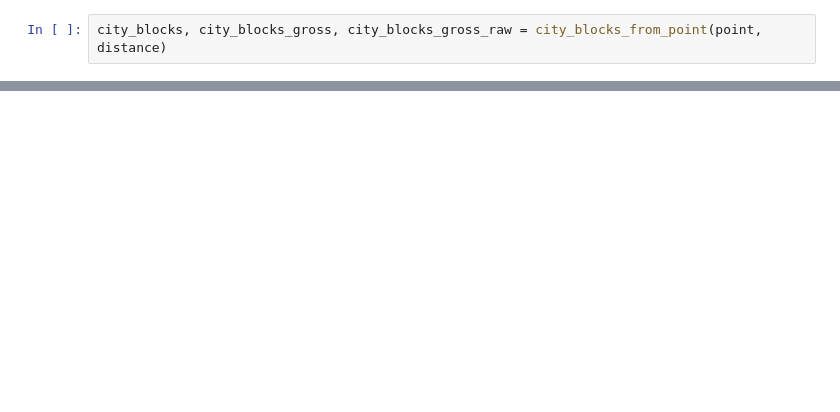
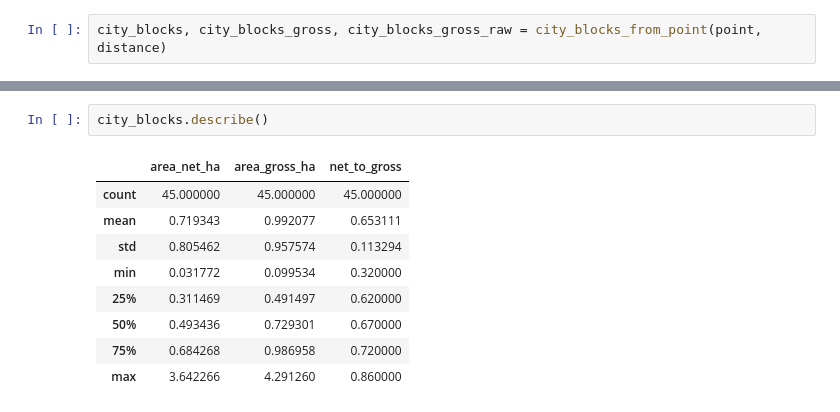
Before and after one commit to AtelierLibre/osmuf, a Jupyter notebook: notebooks/00-city_blocks.ipynb, the cells around one changed output, grey strips where cells are left out. Drawn from its saved outputs; the diff is of its cells as text; blank space fills up the shorter version.

```diff
--- a/notebooks/00-city_blocks.ipynb
+++ b/notebooks/00-city_blocks.ipynb
@@ -41,0 +37,12 @@ plt.scatter(city_blocks.area_net_ha, city_blocks.net_to_gross)
+# %%
+city_blocks.describe()
+# %% [output]
+|  | area_net_ha | area_gross_ha | net_to_gross |
+| count | 45.000000 | 45.000000 | 45.000000 |
+| mean | 0.719343 | 0.992077 | 0.653111 |
+| std | 0.805462 | 0.957574 | 0.113294 |
+| min | 0.031772 | 0.099534 | 0.320000 |
+| 25% | 0.311469 | 0.491497 | 0.620000 |
+| 50% | 0.493436 | 0.729301 | 0.670000 |
+| 75% | 0.684268 | 0.986958 | 0.720000 |
+| max | 3.642266 | 4.291260 | 0.860000 |
```
Also changed, not shown: parts of 6 cells of this notebook, 1 other file.
